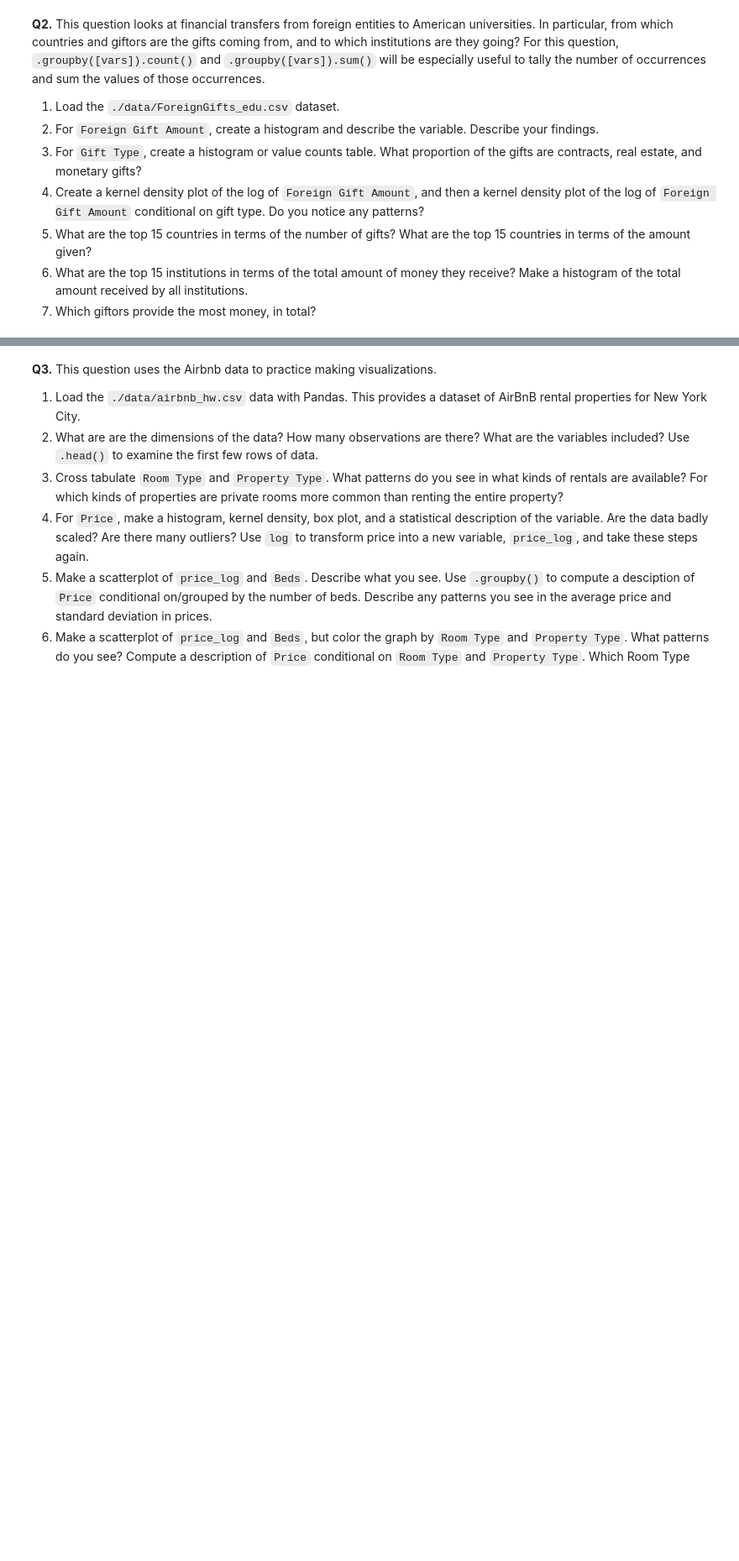
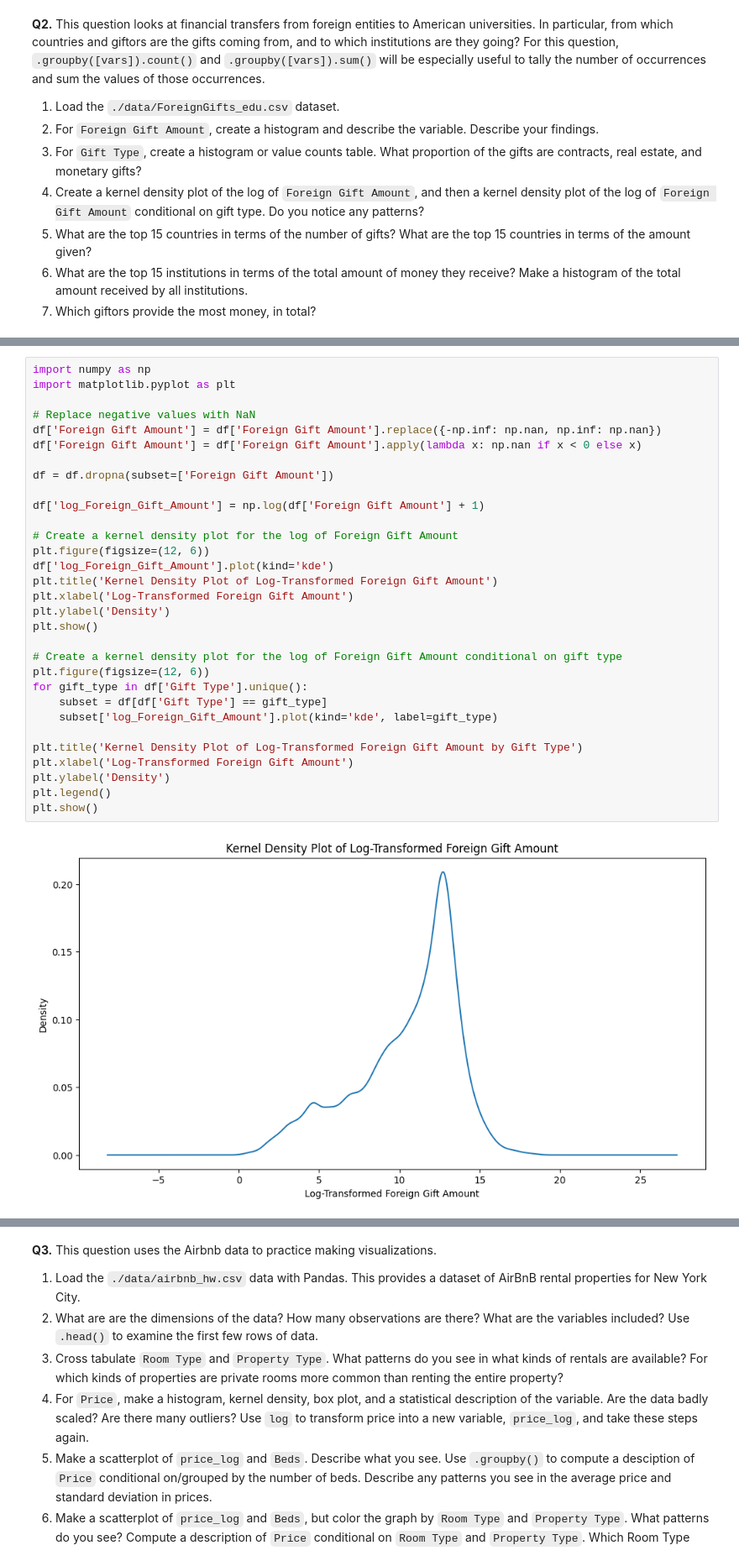
Before and after one commit to kimberlyyliuu/EDA, a Jupyter notebook: assignment/assignment.ipynb, the cells around one changed output, grey strips where cells are left out. Shown at 84% size. Drawn from its saved outputs; the diff is of its cells as text; blank space fills up the shorter version.

```diff
--- a/assignment/assignment.ipynb
+++ b/assignment/assignment.ipynb
@@ -34,0 +95,33 @@ It can be very helpful to understand some basic properties of these statistics.
+# %%
+import numpy as np
+import matplotlib.pyplot as plt
+
+# Replace negative values with NaN
+df['Foreign Gift Amount'] = df['Foreign Gift Amount'].replace({-np.inf: np.nan, np.inf: np.nan})
+df['Foreign Gift Amount'] = df['Foreign Gift Amount'].apply(lambda x: np.nan if x < 0 else x)
+
+df = df.dropna(subset=['Foreign Gift Amount'])
+
+df['log_Foreign_Gift_Amount'] = np.log(df['Foreign Gift Amount'] + 1)
+
+# Create a kernel density plot for the log of Foreign Gift Amount
+plt.figure(figsize=(12, 6))
+df['log_Foreign_Gift_Amount'].plot(kind='kde')
+plt.title('Kernel Density Plot of Log-Transformed Foreign Gift Amount')
+plt.xlabel('Log-Transformed Foreign Gift Amount')
+plt.ylabel('Density')
+plt.show()
+
+# Create a kernel density plot for the log of Foreign Gift Amount conditional on gift type
+plt.figure(figsize=(12, 6))
+for gift_type in df['Gift Type'].unique():
+    subset = df[df['Gift Type'] == gift_type]
+    subset['log_Foreign_Gift_Amount'].plot(kind='kde', label=gift_type)
+
+plt.title('Kernel Density Plot of Log-Transformed Foreign Gift Amount by Gift Type')
+plt.xlabel('Log-Transformed Foreign Gift Amount')
+plt.ylabel('Density')
+plt.legend()
+plt.show()
+# %% [output]
+[figure, added]
```
Also changed, not shown: parts of 8 cells of this notebook.
